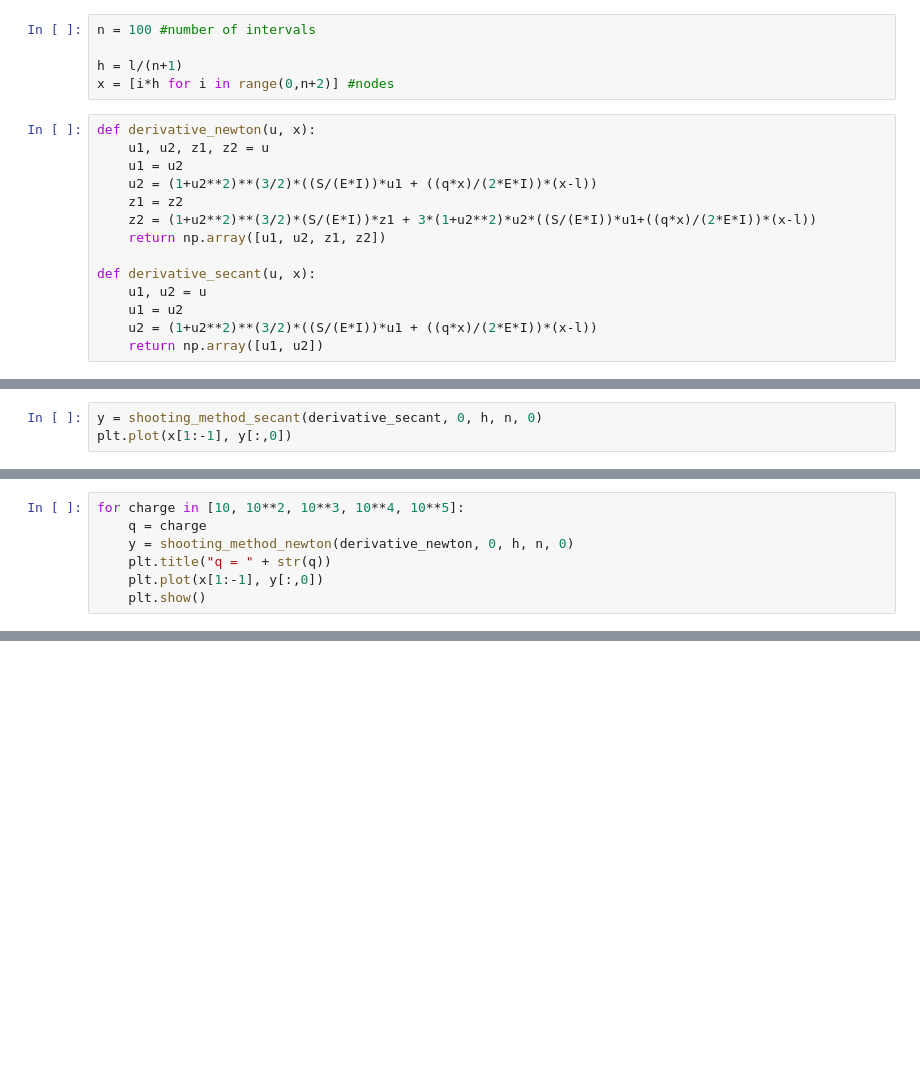
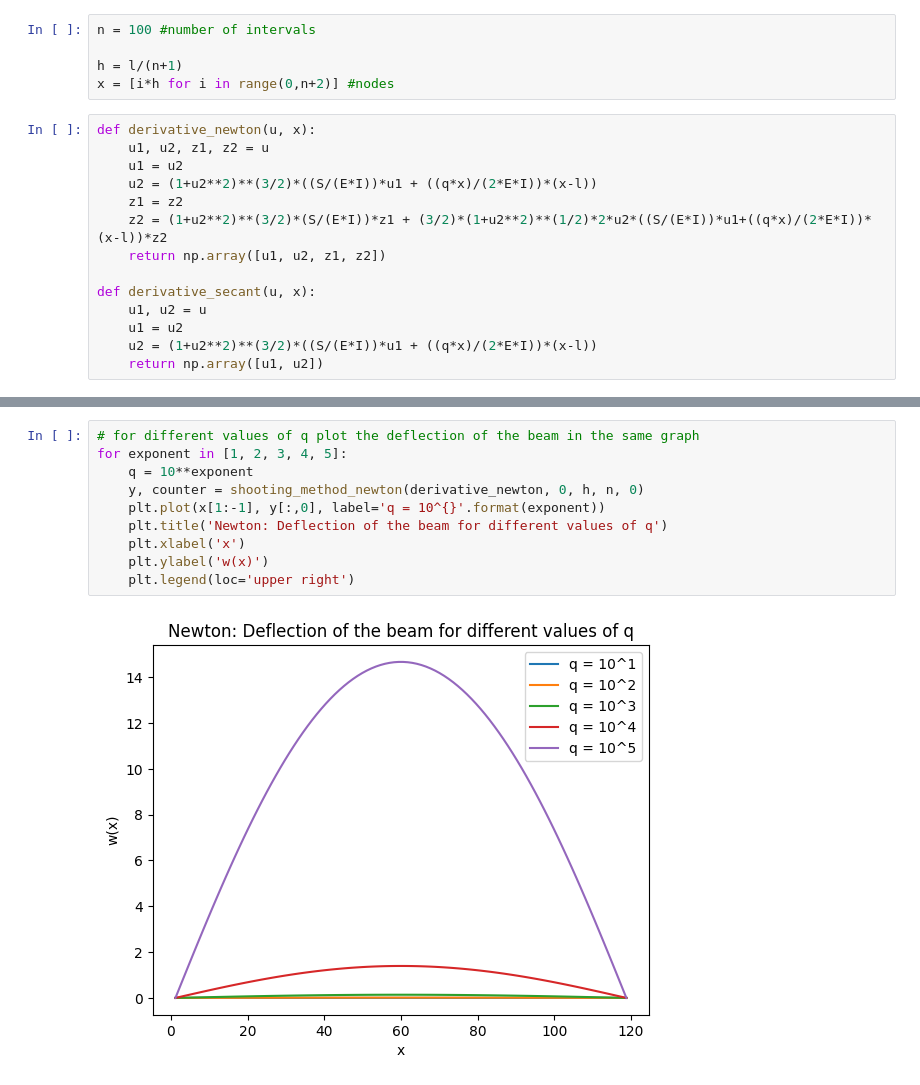
Before and after one commit to EstebanLeiva/NumericalAnalysis, a Jupyter notebook: FinalProject/differentialEquations.ipynb, the cells around one changed output, grey strips where cells are left out. Cells and saved outputs as stored; diff of their text form; blank space fills up the shorter version.

```diff
--- a/FinalProject/differentialEquations.ipynb
+++ b/FinalProject/differentialEquations.ipynb
@@ -123,7 +83,7 @@ def derivative_newton(u, x):
     u1 = u2
     u2 = (1+u2**2)**(3/2)*((S/(E*I))*u1 + ((q*x)/(2*E*I))*(x-l))
     z1 = z2
-    z2 = (1+u2**2)**(3/2)*(S/(E*I))*z1 + 3*(1+u2**2)*u2*((S/(E*I))*u1+((q*x)/(2*E*I))*(x-l))
+    z2 = (1+u2**2)**(3/2)*(S/(E*I))*z1 + (3/2)*(1+u2**2)**(1/2)*2*u2*((S/(E*I))*u1+((q*x)/(2*E*I))*(x-l))*z2
     return np.array([u1, u2, z1, z2])
 
 def derivative_secant(u, x):
@@ -178,3 +142,0 @@ plt.plot(x[1:-1], y[:,0])
-# %%
-y = shooting_method_secant(derivative_secant, 0, h, n, 0)
-plt.plot(x[1:-1], y[:,0])
@@ -184,7 +142,0 @@ plt.plot(x[1:-1], y[:,0])
-# %%
-for charge in [10, 10**2, 10**3, 10**4, 10**5]:
-    q = charge
-    y = shooting_method_newton(derivative_newton, 0, h, n, 0)
-    plt.title("q = " + str(q))
-    plt.plot(x[1:-1], y[:,0])
-    plt.show()
@@ -196,0 +143,12 @@ for charge in [10, 10**2, 10**3, 10**4, 10**5]:
+# %%
+# for different values of q plot the deflection of the beam in the same graph
+for exponent in [1, 2, 3, 4, 5]:
+    q = 10**exponent
+    y, counter = shooting_method_newton(derivative_newton, 0, h, n, 0)
+    plt.plot(x[1:-1], y[:,0], label='q = 10^{}'.format(exponent))
+    plt.title('Newton: Deflection of the beam for different values of q')
+    plt.xlabel('x')
+    plt.ylabel('w(x)')
+    plt.legend(loc='upper right')
+# %% [output]
+[figure, added]
```
Also changed, not shown: parts of 44 cells of this notebook, 11 other files.
